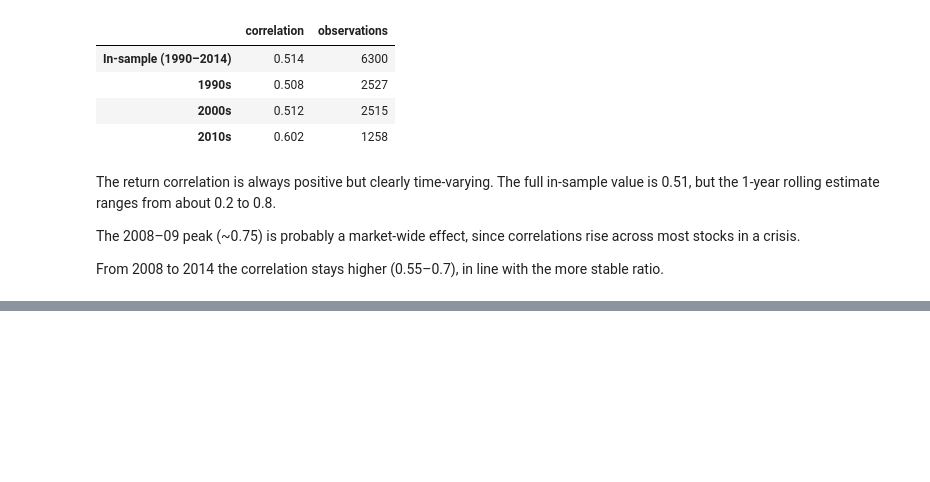
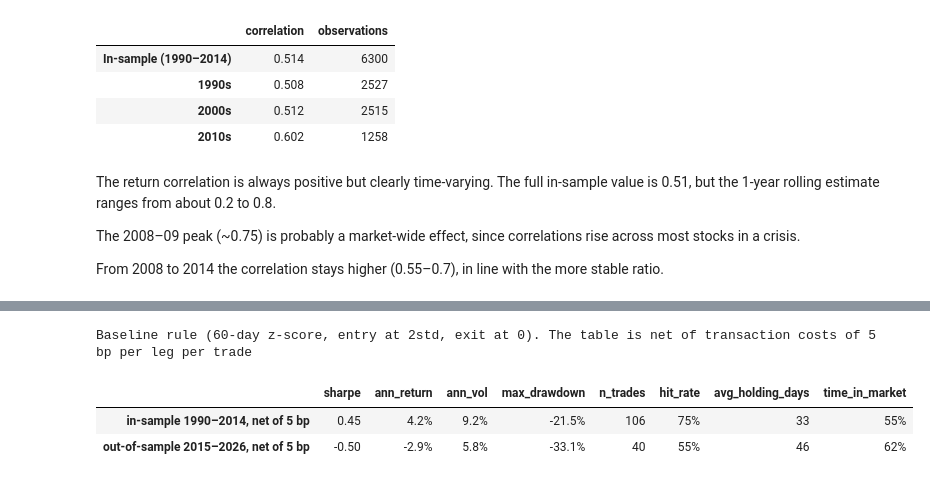
Before and after one commit to loridelotto/hackathon-bsq, a Jupyter notebook: notebook.ipynb, the cells around one changed output, grey strips where cells are left out. Drawn from its saved outputs; the diff is of its cells as text; code cells hidden in the pictures; blank space fills up the shorter version.

```diff
--- a/notebook.ipynb
+++ b/notebook.ipynb
@@ -222,0 +1017,38 @@ From 2008 to 2014 the correlation stays higher (0.55–0.7), in line with the mo
+# %%
+prices_oos = prices.loc[pd.Timestamp(OOS_START):]
+spread_full = compute_spread(prices, hedge, "KO", "PEP")
+z_oos = rolling_zscore(spread_full, BASE_LOOKBACK).loc[pd.Timestamp(OOS_START):]
+pos_oos = generate_positions(z_oos, BASE_ENTRY, BASE_EXIT)
+
+assert hedge.fit_end <= IS_END, "Hedge ratio must come from the in-sample fit"
+assert prices_oos.index.min() >= pd.Timestamp(OOS_START), "OOS frame must not contain in-sample dates"
+assert pos_oos.index.equals(prices_oos.index)
+
+oos_results = {}
+for cost in COST_LEVELS:
+    bt = backtest(prices_oos, hedge, "KO", "PEP", pos_oos, cost)
+    metrics = performance_summary(bt, cost)
+    log_trial(registry, "out-of-sample", BASE_LOOKBACK, BASE_ENTRY, BASE_EXIT, cost, "baseline OOS", hedge.beta, metrics)
+    oos_results[f"{cost:g} bp"] = metrics
+
+n_oos_trials = registry.execute("SELECT COUNT(*) FROM trials WHERE period = 'out-of-sample'").fetchone()[0]
+assert n_oos_trials == len(COST_LEVELS), "Only the baseline, at three cost levels, may be run out-of-sample"
+
+bt_oos = backtest(prices_oos, hedge, "KO", "PEP", pos_oos, BASE_COST)
+
+comparison = pd.DataFrame(
+    {
+        f"in-sample 1990–2014, net of {BASE_COST:g} bp": baseline_results[f"{BASE_COST:g} bp"],
+        f"out-of-sample 2015–2026, net of {BASE_COST:g} bp": oos_results[f"{BASE_COST:g} bp"],
+    }
+).T
+comparison.style.format(
+    {
+        "sharpe": "{:.2f}", "ann_return": "{:.1%}", "ann_vol": "{:.1%}", "max_drawdown": "{:.1%}",
+        "n_trades": "{:.0f}", "hit_rate": "{:.0%}", "avg_holding_days": "{:.0f}", "time_in_market": "{:.0%}",
+    }
+).set_caption(
+    f"Baseline rule (60-day z-score, entry at 2std, exit at 0). The table is net of transaction costs of "
+    f"{BASE_COST:g} bp per leg per trade"
+)
+# %% [output]
@@ -222,0 +1058,4 @@ From 2008 to 2014 the correlation stays higher (0.55–0.7), in line with the mo
+Baseline rule (60-day z-score, entry at 2std, exit at 0). The table is net of transaction costs of 5 bp per leg per trade
+|  | sharpe | ann_return | ann_vol | max_drawdown | n_trades | hit_rate | avg_holding_days | time_in_market |
+| in-sample 1990–2014, net of 5 bp | 0.45 | 4.2% | 9.2% | -21.5% | 106 | 75% | 33 | 55% |
+| out-of-sample 2015–2026, net of 5 bp | -0.50 | -2.9% | 5.8% | -33.1% | 40 | 55% | 46 | 62% |
```
Also changed, not shown: parts of 26 cells of this notebook, 1 other file.
